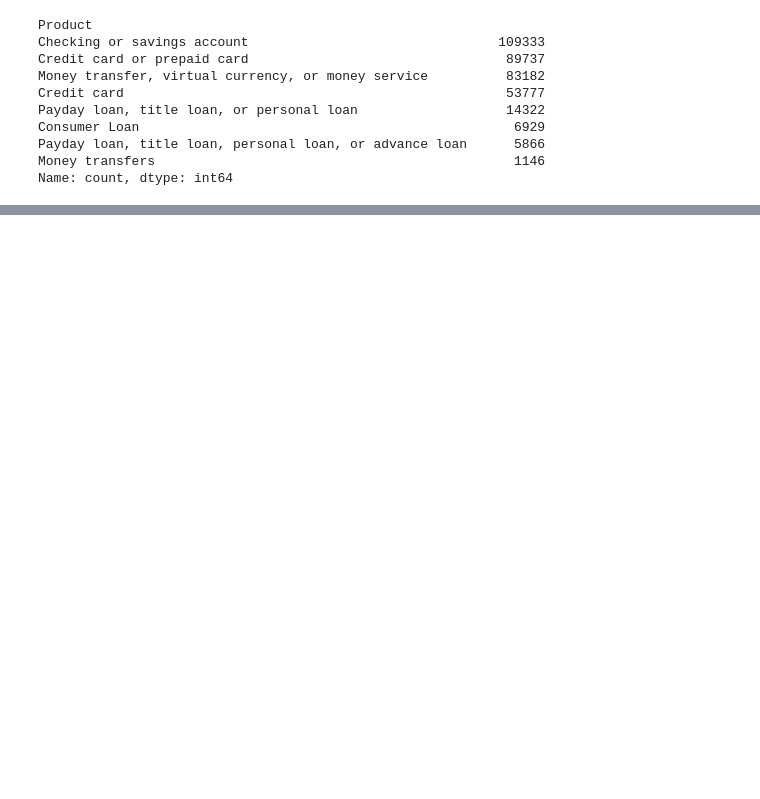
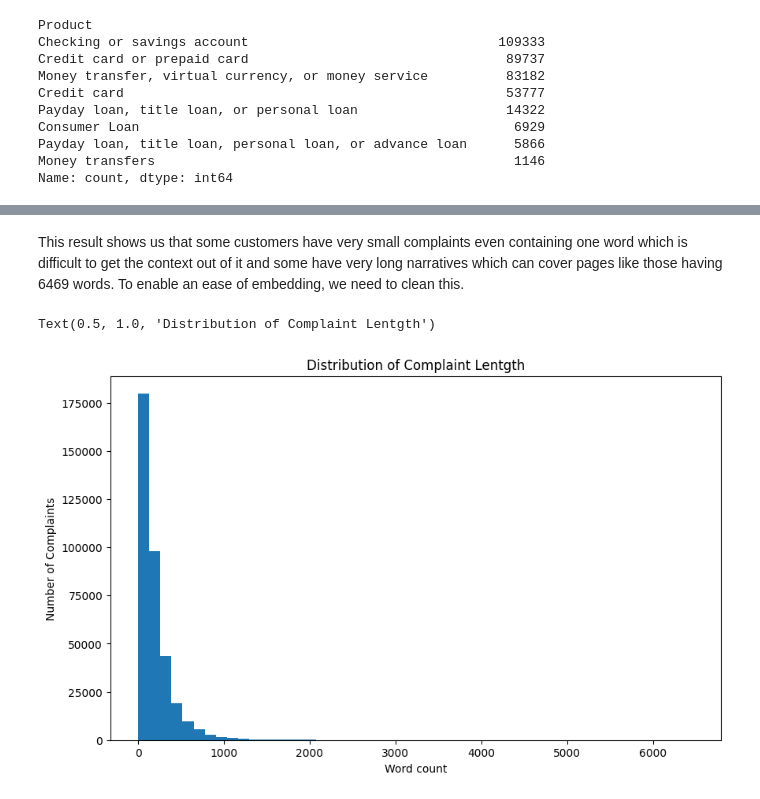
Before and after one commit to DiboraEyasu/rag-complaint-chatbot, a Jupyter notebook: notebooks/eda.ipynb, the cells around one changed output, grey strips where cells are left out. Saved outputs shown, nothing was run; the diff lists cells and outputs as text; code cells hidden in the pictures; blank space fills up the shorter version.

Commit message:
feat: modified the notebook for cleaning

```diff
--- a/notebooks/eda.ipynb
+++ b/notebooks/eda.ipynb
@@ -73,0 +78,2 @@ Name: count, dtype: int64
+# %%
+filtered_df.loc[:,'word_count'] = (filtered_df['Consumer complaint narrative'].astype(str).apply(lambda x: len(x.split())))
@@ -73,0 +92,2 @@ Name: count, dtype: int64
+# %% [markdown]
+This result shows us that some customers have very small complaints even containing one word which is difficult to get the context out of it and some have very long narratives which can cover pages like those having 6469 words. To enable an ease of embedding, we need to clean this.
@@ -73,0 +96,9 @@ Name: count, dtype: int64
+# %%
+plt.figure(figsize=(10,6))
+plt.hist(filtered_df['word_count'], bins=50)
+plt.xlabel('Word count')
+plt.ylabel('Number of Complaints')
+plt.title('Distribution of Complaint Lentgth')
+# %% [output]
+Text(0.5, 1.0, 'Distribution of Complaint Lentgth')
+[figure, added]
```
Also changed, not shown: parts of 10 cells of this notebook.
